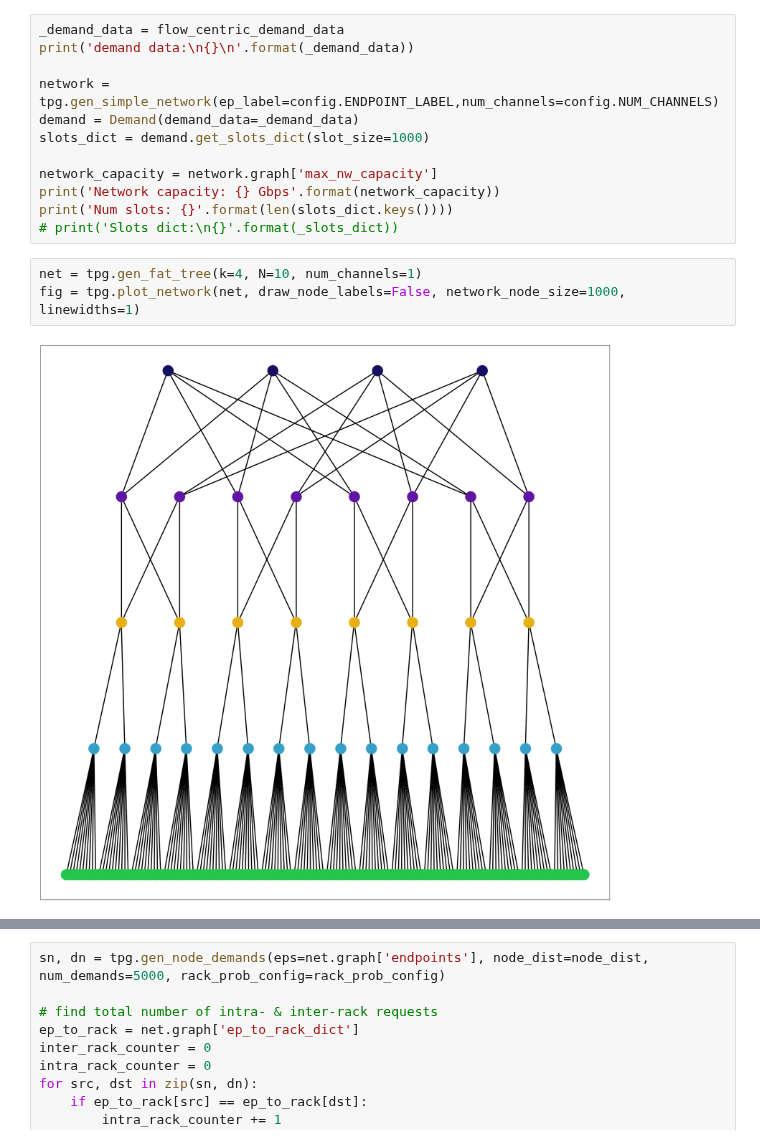
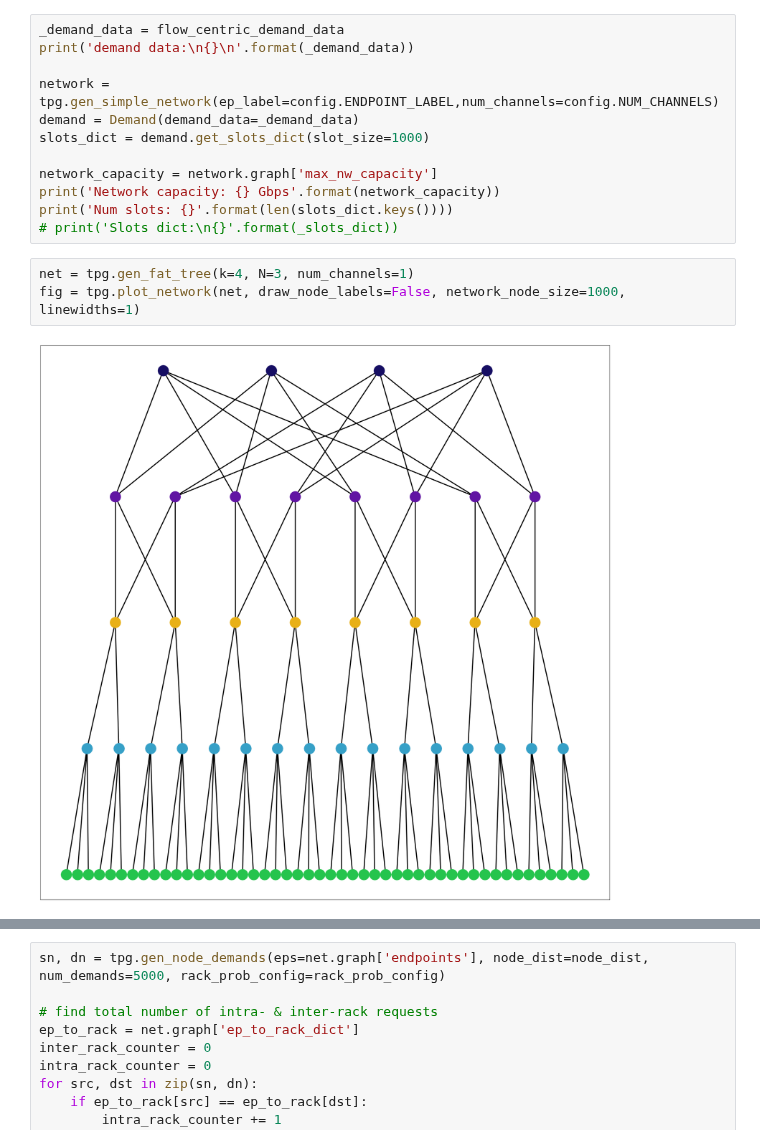
Before and after one commit to cwfparsonson/trafpy, a Jupyter notebook: notebooks/load_implementation.ipynb, the cells around one changed output, grey strips where cells are left out. Drawn from its saved outputs; the diff is of its cells as text.

```diff
--- a/notebooks/load_implementation.ipynb
+++ b/notebooks/load_implementation.ipynb
@@ -60,10 +60,10 @@ print('Network capacity: {} Gbps'.format(network_capacity))
 print('Num slots: {}'.format(len(slots_dict.keys())))
 # print('Slots dict:\n{}'.format(_slots_dict))
 # %%
-net = tpg.gen_fat_tree(k=4, N=10, num_channels=1)
+net = tpg.gen_fat_tree(k=4, N=3, num_channels=1)
 fig = tpg.plot_network(net, draw_node_labels=False, network_node_size=1000, linewidths=1)
 # %% [output]
-[figure, old version]
+[figure, new version]
 # %%
 import time
 
```
Also changed, not shown: parts of 1 cell of this notebook, 9 other files.
